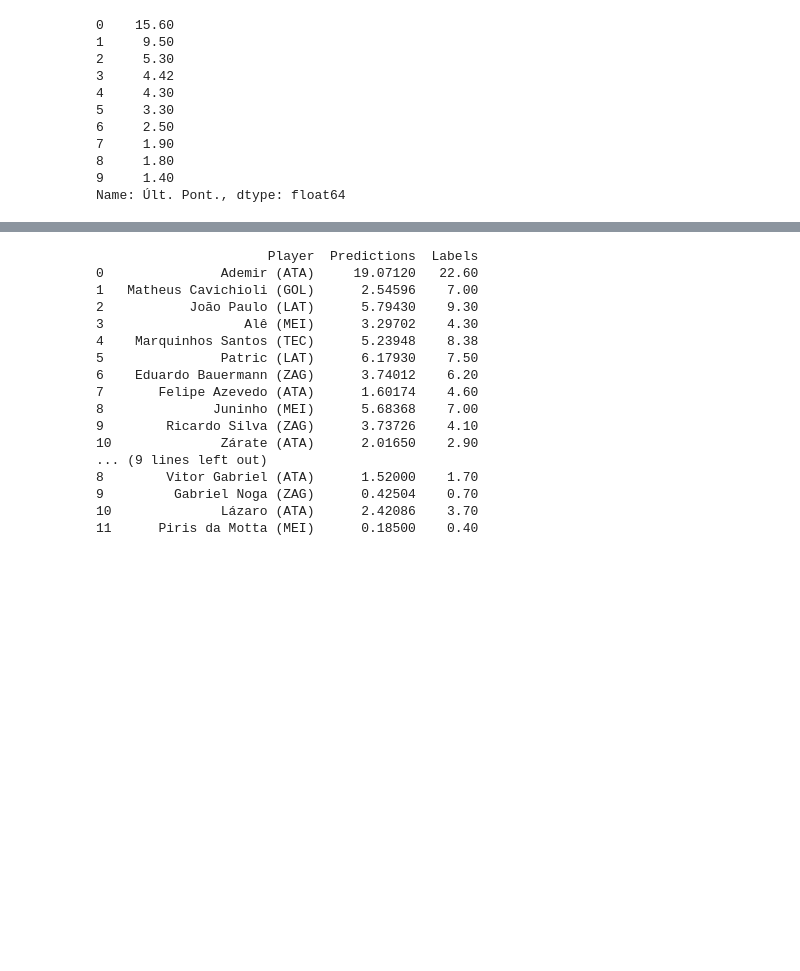
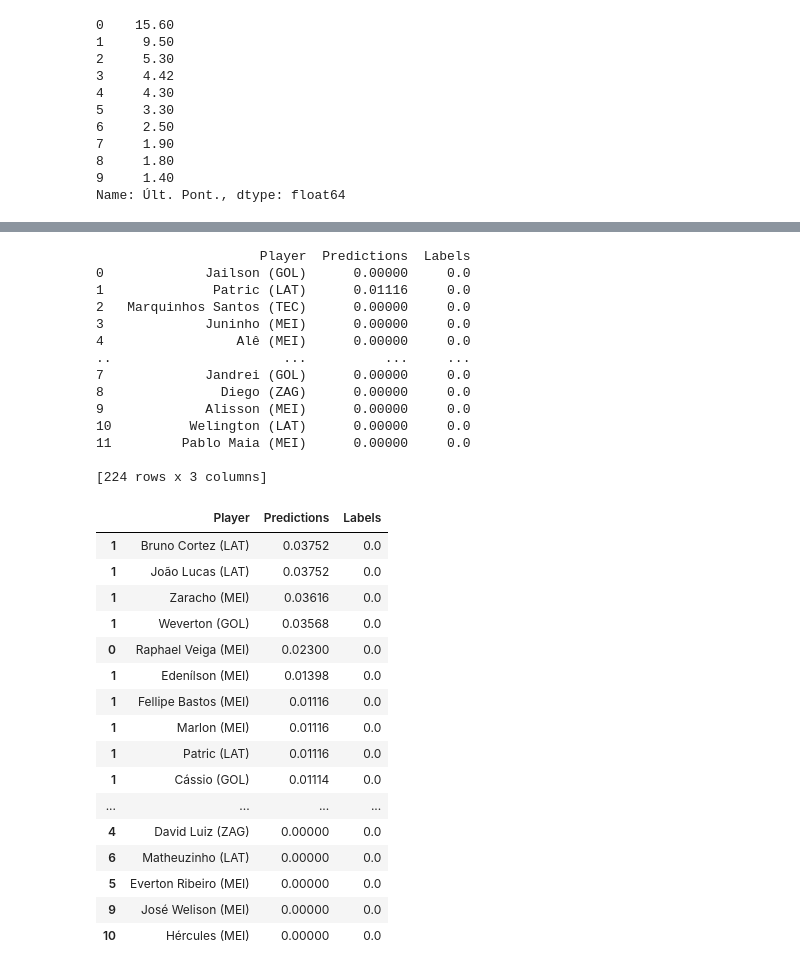
Before and after one commit to carlooshh/handson-cartola-ml, a Jupyter notebook: cartola-ml.ipynb, the cells around one changed output, grey strips where cells are left out. Cells and saved outputs as stored; diff of their text form; code cells hidden in the pictures; blank space fills up the shorter version.

```diff
--- a/cartola-ml.ipynb
+++ b/cartola-ml.ipynb
@@ -958,7 +957,9 @@ import time
 browser = webdriver.Chrome(executable_path="chromedriver")
 
 browser.get('https://www.cartolafcbrasil.com.br/scouts')
-teams = teams = ['América-MG', 'Flamengo']
+teams = teams = ['América-MG', 'Athlético-PR', 'Atlético-GO', 'Atlético-MG', 'Avaí', 'Botafogo', 'Bragantino',
+'Ceará', 'Corinthians', 'Coritiba', 'Cuiabá', 'Flamengo', 'Fluminense', 'Fortaleza', 'Goiás', 'Internacional',
+'Juventude', 'Palmeiras', 'Santos', 'São Paulo']
 final_team_df = pd.DataFrame()
 
 for team in teams:
@@ -998,11 +999,25 @@ memory usage: 5.2+ KB
+# %%
+def isLocal(row):
+    if row['Clube'] == 'Atlético-MG' or row["Clube"] == "Fluminense" or row["Clube"] == "São Paulo" or row["Clube"] == "Atlético-GO" or row["Clube"] == "Palmeiras" or row["Clube"] == "Botafogo" or row["Clube"] == "Juventude" or row["Clube"] == "Avaí" or row["Clube"] == "Coritiba" or row["Clube"] == "Fortaleza":
+        val = 1
+    else:
+        val = 0
+    return val
+
+def isAway(row):
+    if row['Clube'] == 'Internacional' or row["Clube"]=="Santos" or row["Clube"]=="Athlético" or row["Clube"]=="Flamengo" or row["Clube"]=="Ceará" or row["Clube"]=="Corinthians" or row["Clube"]=="Bragantino" or row["Clube"]=="América-MG" or row["Clube"]=="Goiás" or row["Clube"]=="Cuiabá":
+        val = 1
+    else:
+        val = 0
+    return val
 # %%
 final_team_df["DD"] = 0
-final_team_df["rodada"]=38
-final_team_df["ano"]=2021
+final_team_df["rodada"]=1
+final_team_df["ano"]=2022
 final_team_df["RB"]=0
 final_team_df["PE"]=0
-final_team_df["e_mandante"]=0
-final_team_df["e_visitante"]=1
+final_team_df["e_mandante"]= final_team_df.apply(isLocal, axis=1)
+final_team_df["e_visitante"]= final_team_df.apply(isAway, axis=1)
 # %%
 final_team_df["Posicao"] = team_df["Nome"].apply(lambda x : pd.Series(x.split('(')))[1].str.replace(")","", regex=True)
 team_player = final_team_df["Nome"].copy()
@@ -1022,20 +1037,37 @@ result = pd.DataFrame(data)
 # Print the output.
 print(result)
 # %% [output]
-                      Player  Predictions  Labels
-0               Ademir (ATA)     19.07120   22.60
-1   Matheus Cavichioli (GOL)      2.54596    7.00
-2           João Paulo (LAT)      5.79430    9.30
-3                  Alê (MEI)      3.29702    4.30
-4    Marquinhos Santos (TEC)      5.23948    8.38
-5               Patric (LAT)      6.17930    7.50
-6    Eduardo Bauermann (ZAG)      3.74012    6.20
-7       Felipe Azevedo (ATA)      1.60174    4.60
-8              Juninho (MEI)      5.68368    7.00
-9        Ricardo Silva (ZAG)      3.73726    4.10
-10              Zárate (ATA)      2.01650    2.90
-... (9 lines left out)
-8        Vitor Gabriel (ATA)      1.52000    1.70
-9         Gabriel Noga (ZAG)      0.42504    0.70
-10              Lázaro (ATA)      2.42086    3.70
-11      Piris da Motta (MEI)      0.18500    0.40
+                     Player  Predictions  Labels
+0             Jailson (GOL)      0.00000     0.0
+1              Patric (LAT)      0.01116     0.0
+2   Marquinhos Santos (TEC)      0.00000     0.0
+3             Juninho (MEI)      0.00000     0.0
+4                 Alê (MEI)      0.00000     0.0
+..                      ...          ...     ...
+7             Jandrei (GOL)      0.00000     0.0
+8               Diego (ZAG)      0.00000     0.0
+9             Alisson (MEI)      0.00000     0.0
+10          Welington (LAT)      0.00000     0.0
+11         Pablo Maia (MEI)      0.00000     0.0
+
+[224 rows x 3 columns]
+# %%
+result.sort_values('Predictions', ascending=False,).head(50)
+# %% [output]
+|  | Player | Predictions | Labels |
+| 1 | Bruno Cortez (LAT) | 0.03752 | 0.0 |
+| 1 | João Lucas (LAT) | 0.03752 | 0.0 |
+| 1 | Zaracho (MEI) | 0.03616 | 0.0 |
+| 1 | Weverton (GOL) | 0.03568 | 0.0 |
+| 0 | Raphael Veiga (MEI) | 0.02300 | 0.0 |
+| 1 | Edenílson (MEI) | 0.01398 | 0.0 |
+| 1 | Fellipe Bastos (MEI) | 0.01116 | 0.0 |
+| 1 | Marlon (MEI) | 0.01116 | 0.0 |
+| 1 | Patric (LAT) | 0.01116 | 0.0 |
+| 1 | Cássio (GOL) | 0.01114 | 0.0 |
+| ... | ... | ... | ... |
+| 4 | David Luiz (ZAG) | 0.00000 | 0.0 |
+| 6 | Matheuzinho (LAT) | 0.00000 | 0.0 |
+| 5 | Everton Ribeiro (MEI) | 0.00000 | 0.0 |
+| 9 | José Welison (MEI) | 0.00000 | 0.0 |
+| 10 | Hércules (MEI) | 0.00000 | 0.0 |
```
Also changed, not shown: parts of 7 cells of this notebook, 2 other files.
